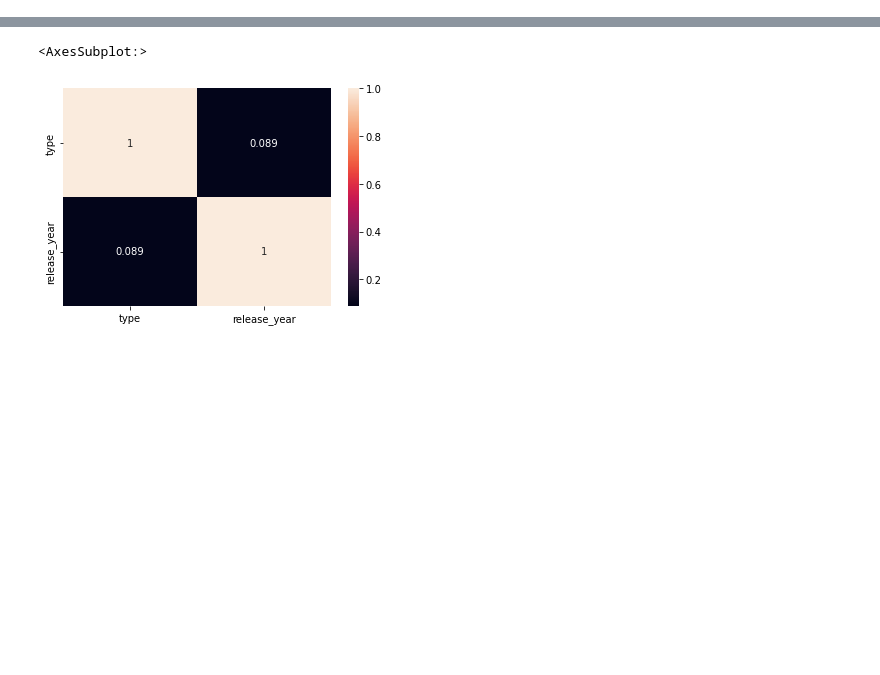
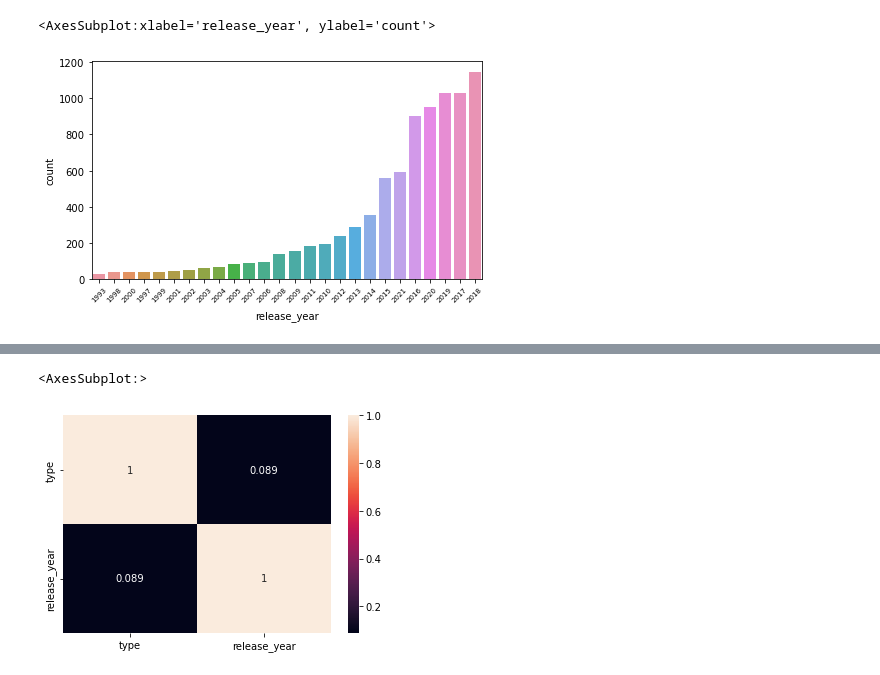
Before and after one commit to BioMathNerd/Recommender_System, a Jupyter notebook: Final_Project_5_7.ipynb, the cells around one changed output, grey strips where cells are left out. Saved outputs shown, nothing was run; the diff lists cells and outputs as text; code cells hidden in the pictures; blank space fills up the shorter version.

```diff
--- a/Final_Project_5_7.ipynb
+++ b/Final_Project_5_7.ipynb
@@ -14,4 +14,13 @@ import h5py
 import pickle
 import csv
 # %%
-df = pd.read_csv("/Users/jpate/Downloads/netflix_titles.csv")
+df = pd.read_csv("/Users/iboyles/Downloads/netflix_titles.csv")
+# %%
+plt.figure(figsize=(7,4))
+plt.xticks(rotation = 45)
+plt.xticks(size = 7)
+plt.xlabel("X-axis",labelpad=7)
+sns.countplot(x = "release_year" ,data = df,order=df['release_year'].value_counts().index[25::-1])
+# %% [output]
+<AxesSubplot:xlabel='release_year', ylabel='count'>
+[figure, added]
```
Also changed, not shown: parts of 17 cells of this notebook.
